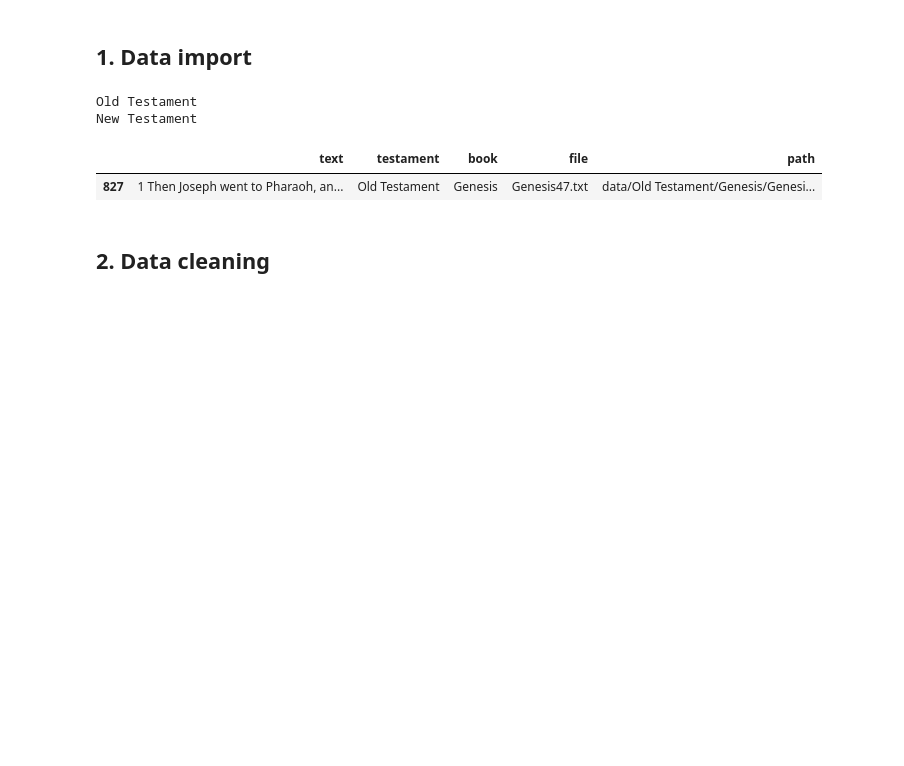
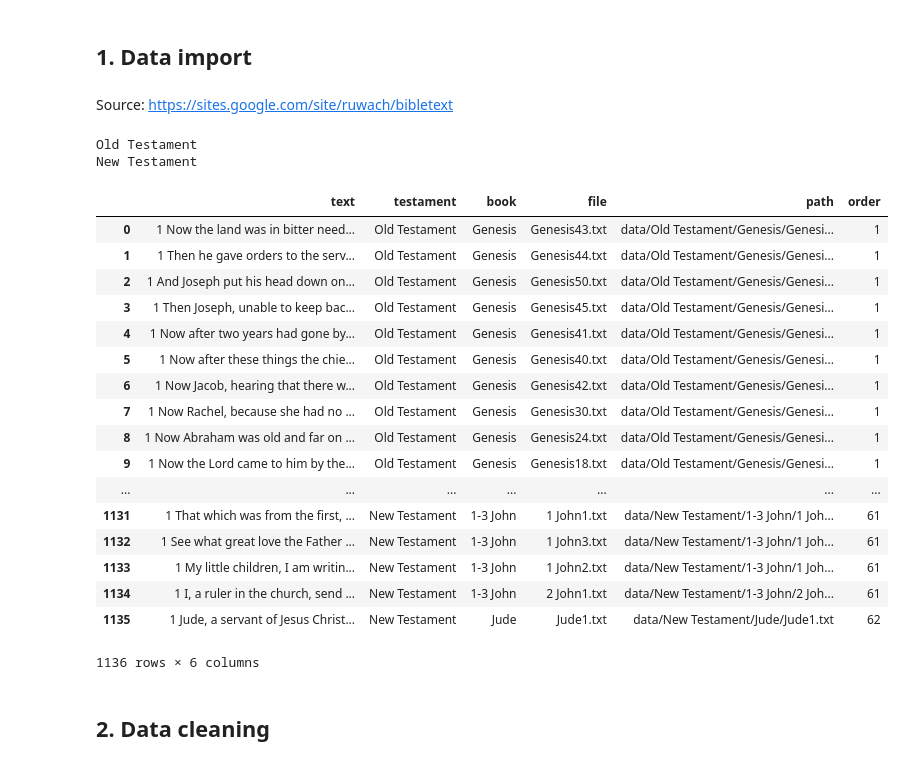
Before and after one commit to Amglex/Machine-Learning-for-textual-data, a Jupyter notebook: ML_Project.ipynb, the cells around one changed output. Cells and saved outputs as stored; diff of their text form; code cells hidden in the pictures; blank space fills up the shorter version.

```diff
--- a/ML_Project.ipynb
+++ b/ML_Project.ipynb
@@ -54,6 +54,9 @@ nltk.download('stopwords')
 True
 # %% [markdown]
 ## 1. Data import
+# %% [markdown]
+Source:
+https://sites.google.com/site/ruwach/bibletext
 # %%
 import requests, zipfile, io
 old_zip_file_url = "https://sites.google.com/site/ruwach/Basic_English_OldTestament.zip?attredirects=0"
@@ -99,5 +164,27 @@ New Testament
+# %%
+books_order = pd.DataFrame.from_records(zip(books, range(1,len(books))))
+
+books_order.columns = ["book", "order"]
+
+df = pd.merge(df,books_order, on='book')
 # %%
-df.sample(1)
+df
 # %% [output]
-|  | text | testament | book | file | path |
-| 827 | 1 Then Joseph went to Pharaoh, an... | Old Testament | Genesis | Genesis47.txt | data/Old Testament/Genesis/Genesi... |
+|  | text | testament | book | file | path | order |
+| 0 | 1 Now the land was in bitter need... | Old Testament | Genesis | Genesis43.txt | data/Old Testament/Genesis/Genesi... | 1 |
+| 1 | 1 Then he gave orders to the serv... | Old Testament | Genesis | Genesis44.txt | data/Old Testament/Genesis/Genesi... | 1 |
+| 2 | 1 And Joseph put his head down on... | Old Testament | Genesis | Genesis50.txt | data/Old Testament/Genesis/Genesi... | 1 |
+| 3 | 1 Then Joseph, unable to keep bac... | Old Testament | Genesis | Genesis45.txt | data/Old Testament/Genesis/Genesi... | 1 |
+| 4 | 1 Now after two years had gone by... | Old Testament | Genesis | Genesis41.txt | data/Old Testament/Genesis/Genesi... | 1 |
+| 5 | 1 Now after these things the chie... | Old Testament | Genesis | Genesis40.txt | data/Old Testament/Genesis/Genesi... | 1 |
+| 6 | 1 Now Jacob, hearing that there w... | Old Testament | Genesis | Genesis42.txt | data/Old Testament/Genesis/Genesi... | 1 |
+| 7 | 1 Now Rachel, because she had no ... | Old Testament | Genesis | Genesis30.txt | data/Old Testament/Genesis/Genesi... | 1 |
+| 8 | 1 Now Abraham was old and far on ... | Old Testament | Genesis | Genesis24.txt | data/Old Testament/Genesis/Genesi... | 1 |
+| 9 | 1 Now the Lord came to him by the... | Old Testament | Genesis | Genesis18.txt | data/Old Testament/Genesis/Genesi... | 1 |
+| ... | ... | ... | ... | ... | ... | ... |
+| 1131 | 1 That which was from the first, ... | New Testament | 1-3 John | 1 John1.txt | data/New Testament/1-3 John/1 Joh... | 61 |
+| 1132 | 1 See what great love the Father ... | New Testament | 1-3 John | 1 John3.txt | data/New Testament/1-3 John/1 Joh... | 61 |
+| 1133 | 1 My little children, I am writin... | New Testament | 1-3 John | 1 John2.txt | data/New Testament/1-3 John/1 Joh... | 61 |
+| 1134 | 1 I, a ruler in the church, send ... | New Testament | 1-3 John | 2 John1.txt | data/New Testament/1-3 John/2 Joh... | 61 |
+| 1135 | 1 Jude, a servant of Jesus Christ... | New Testament | Jude | Jude1.txt | data/New Testament/Jude/Jude1.txt | 62 |
+1136 rows × 6 columns
```
Also changed, not shown: parts of 11 cells of this notebook.
